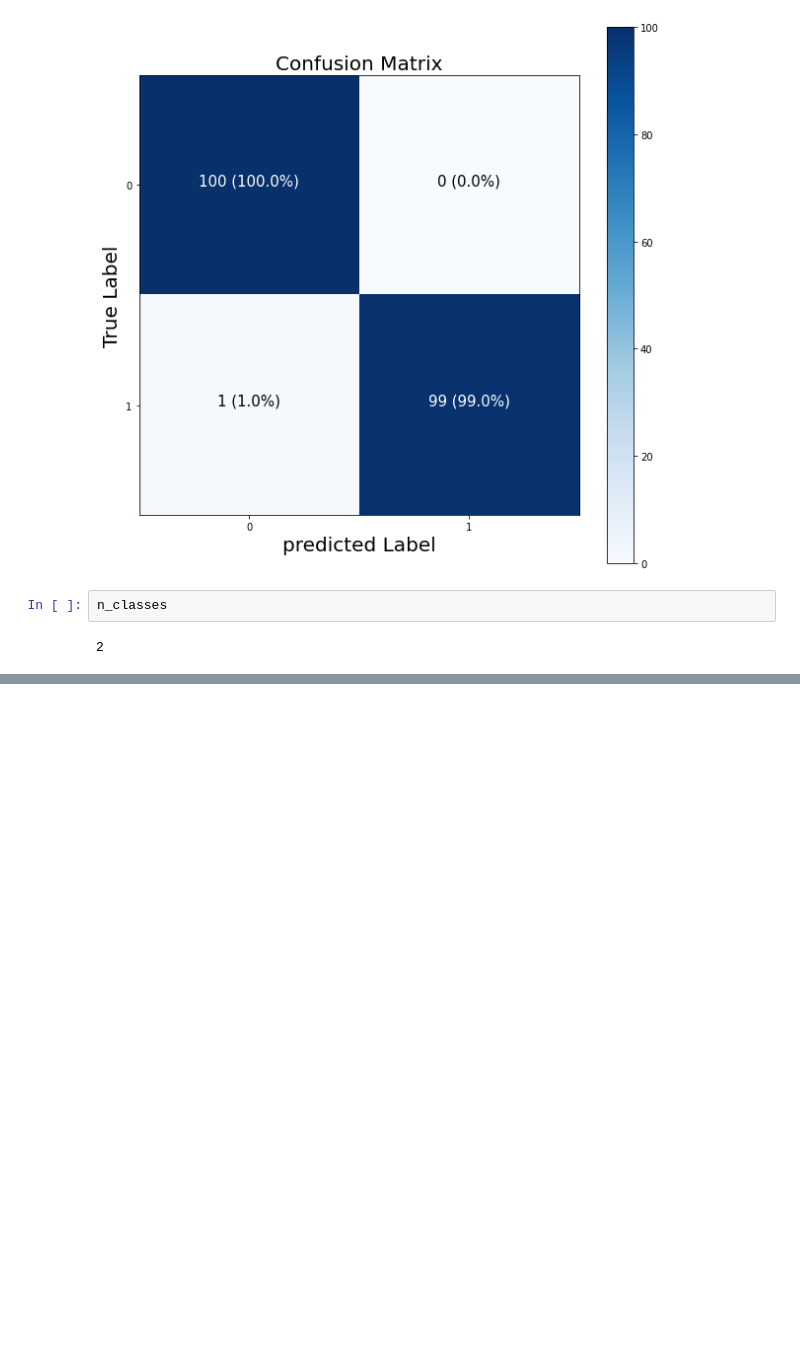
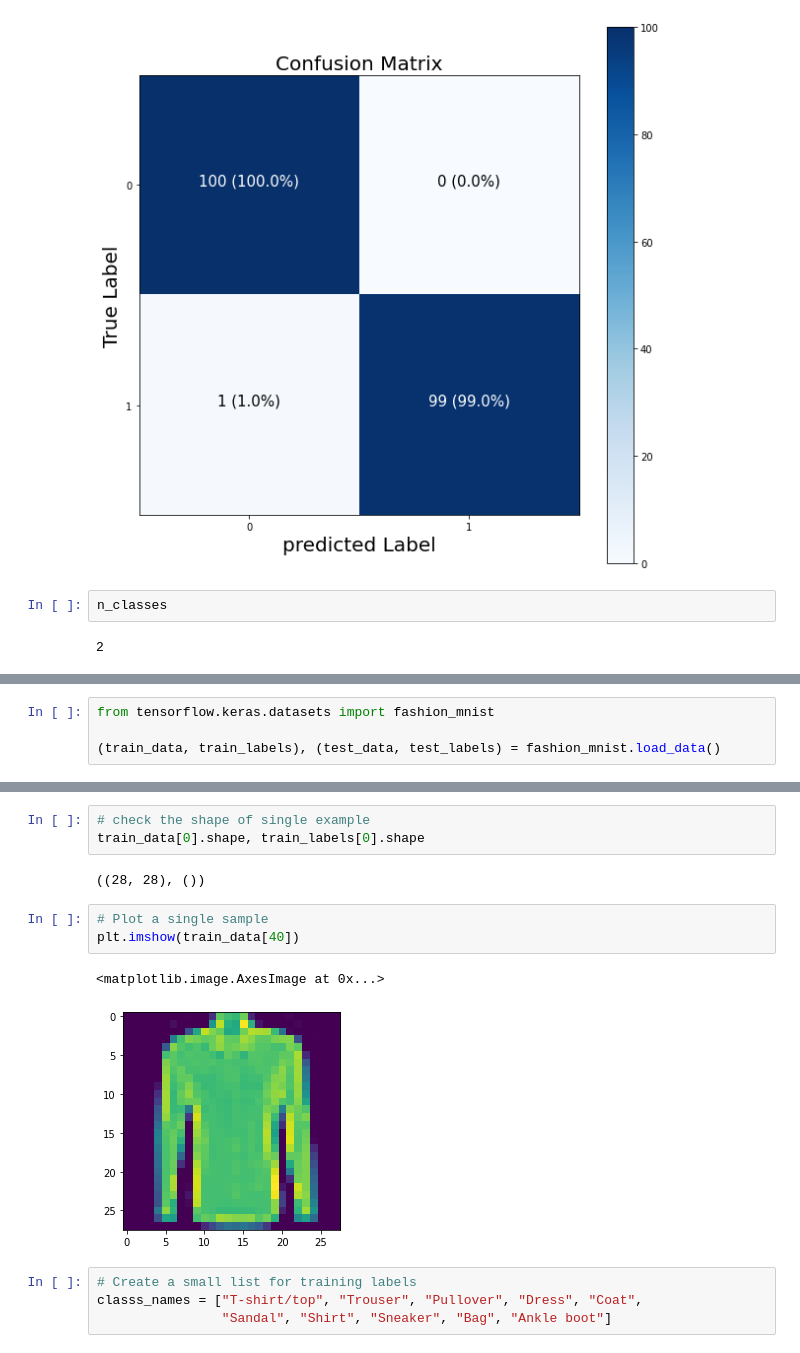
Before and after one commit to priteshkeleven/tf_course, a Jupyter notebook: neural_network_classification.ipynb, the cells around one changed output, grey strips where cells are left out. Drawn from its saved outputs; the diff is of its cells as text; blank space fills up the shorter version.

```diff
--- a/neural_network_classification.ipynb
+++ b/neural_network_classification.ipynb
@@ -477,0 +469,4 @@ n_classes
+# %%
+from tensorflow.keras.datasets import fashion_mnist
+
+(train_data, train_labels), (test_data, test_labels) = fashion_mnist.load_data()
@@ -477,0 +504,15 @@ n_classes
+# %%
+# check the shape of single example
+train_data[0].shape, train_labels[0].shape
+# %% [output]
+((28, 28), ())
+# %%
+# Plot a single sample
+plt.imshow(train_data[40])
+# %% [output]
+<matplotlib.image.AxesImage at 0x...>
+[figure, added]
+# %%
+# Create a small list for training labels
+classs_names = ["T-shirt/top", "Trouser", "Pullover", "Dress", "Coat",
+                "Sandal", "Shirt", "Sneaker", "Bag", "Ankle boot"]
```
Also changed, not shown: parts of 16 cells of this notebook.
